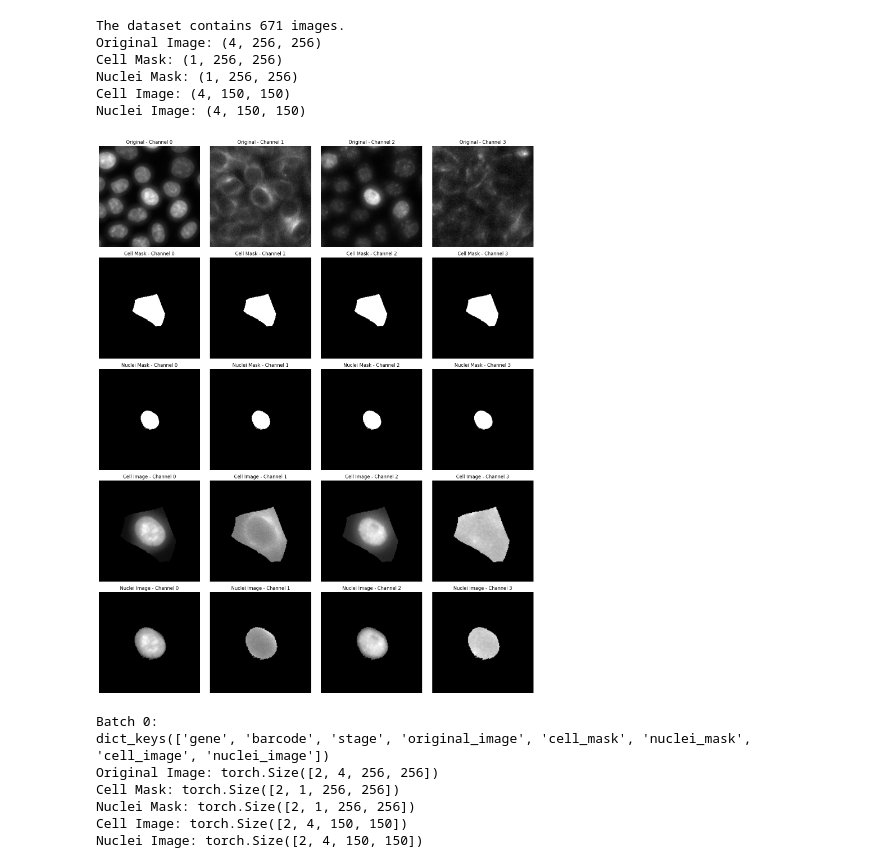
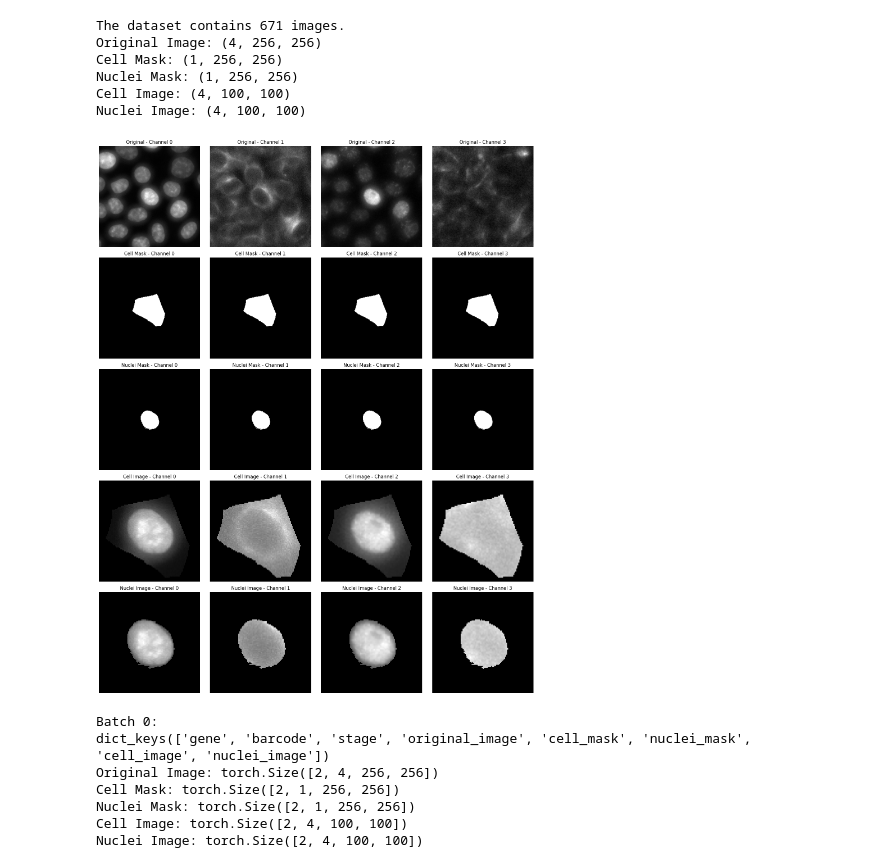
Before and after one commit to Cryaaa/embed_time, a Jupyter notebook: notebooks/dataset_static.ipynb, the cells around one changed output. Cells and saved outputs as stored; diff of their text form; code cells hidden in the pictures.

```diff
--- a/notebooks/dataset_static.ipynb
+++ b/notebooks/dataset_static.ipynb
@@ -109,32 +109,32 @@ Dataset split CSV saved to /home/S-md/embed_time/notebooks/splits/example_split.
 # %%
 # Usage example:
 parent_dir = '/mnt/efs/dlmbl/S-md/'
 gene_name = 'AAAS'
 barcode_name = 'ATATGAGCACAATAACGAGC'
 channels = [0, 1, 2, 3]
 cell_cycle_stages = 'interphase'
 transform = "masks"
-crop_size = 150
+crop_size = 100
 
 # Create the dataset
 dataset = ZarrCellDataset_specific(parent_dir, gene_name, barcode_name, channels, cell_cycle_stages, transform, crop_size)
 
 # Print the number of images and shapes of the data
 print(f"The dataset contains {len(dataset)} images.")
 
 # Print the shapes of the data for the first image
 print_cell_data_shapes(dataset.__getitem__(42))
 
 # Plot the first image (index 0)
 plot_cell_data(dataset.__getitem__(42))
 # %% [output]
 The dataset contains 671 images.
 Original Image: (4, 256, 256)
 Cell Mask: (1, 256, 256)
 Nuclei Mask: (1, 256, 256)
-Cell Image: (4, 150, 150)
-Nuclei Image: (4, 150, 150)
+Cell Image: (4, 100, 100)
+Nuclei Image: (4, 100, 100)
-[figure, old version]
+[figure, new version]
 # %%
 # Create a DataLoader for the dataset
 dataloader = DataLoader(dataset, batch_size=2, shuffle=True)
@@ -158,8 +158,8 @@ dict_keys(['gene', 'barcode', 'stage', 'original_image', 'cell_mask', 'nuclei_ma
 Original Image: torch.Size([2, 4, 256, 256])
 Cell Mask: torch.Size([2, 1, 256, 256])
 Nuclei Mask: torch.Size([2, 1, 256, 256])
-Cell Image: torch.Size([2, 4, 150, 150])
-Nuclei Image: torch.Size([2, 4, 150, 150])
+Cell Image: torch.Size([2, 4, 100, 100])
+Nuclei Image: torch.Size([2, 4, 100, 100])
 # %%
 # Usage example:
 parent_dir = '/mnt/efs/dlmbl/S-md/'
```
Also changed, not shown: parts of 3 cells of this notebook, 1 other file.
